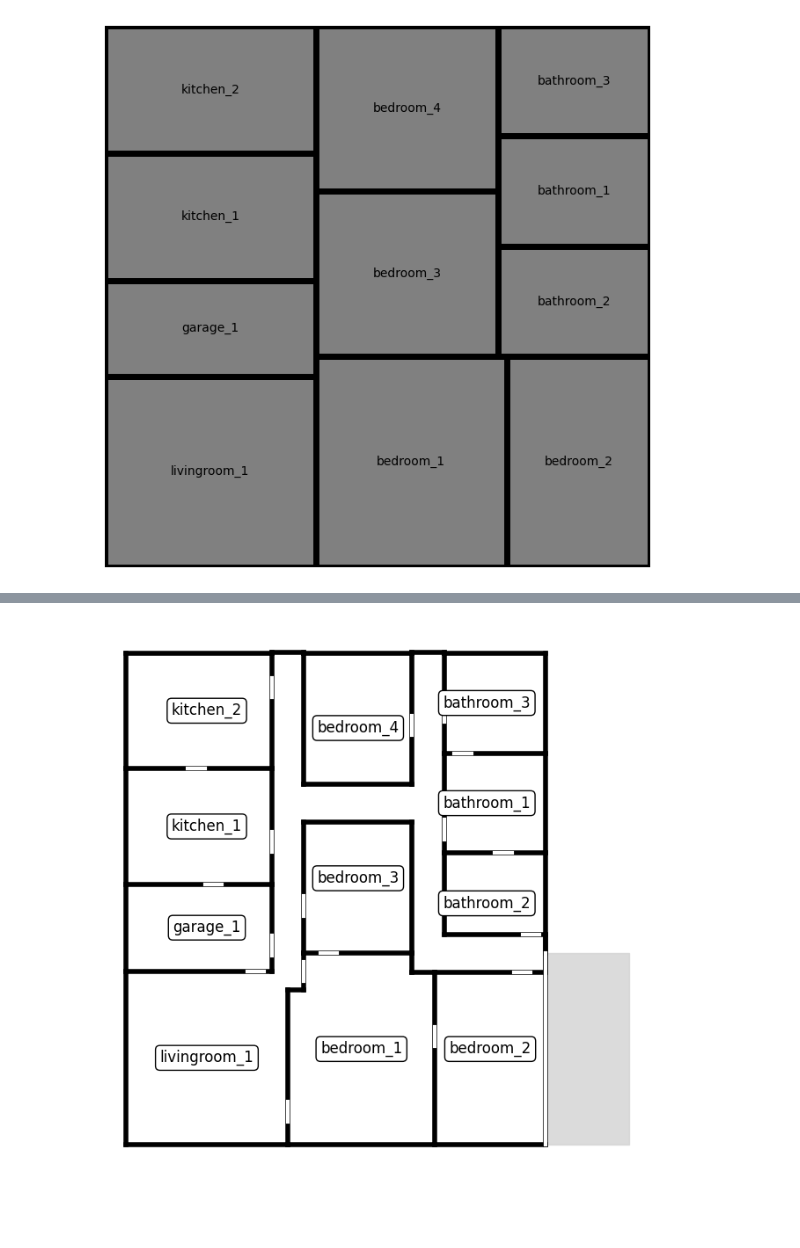
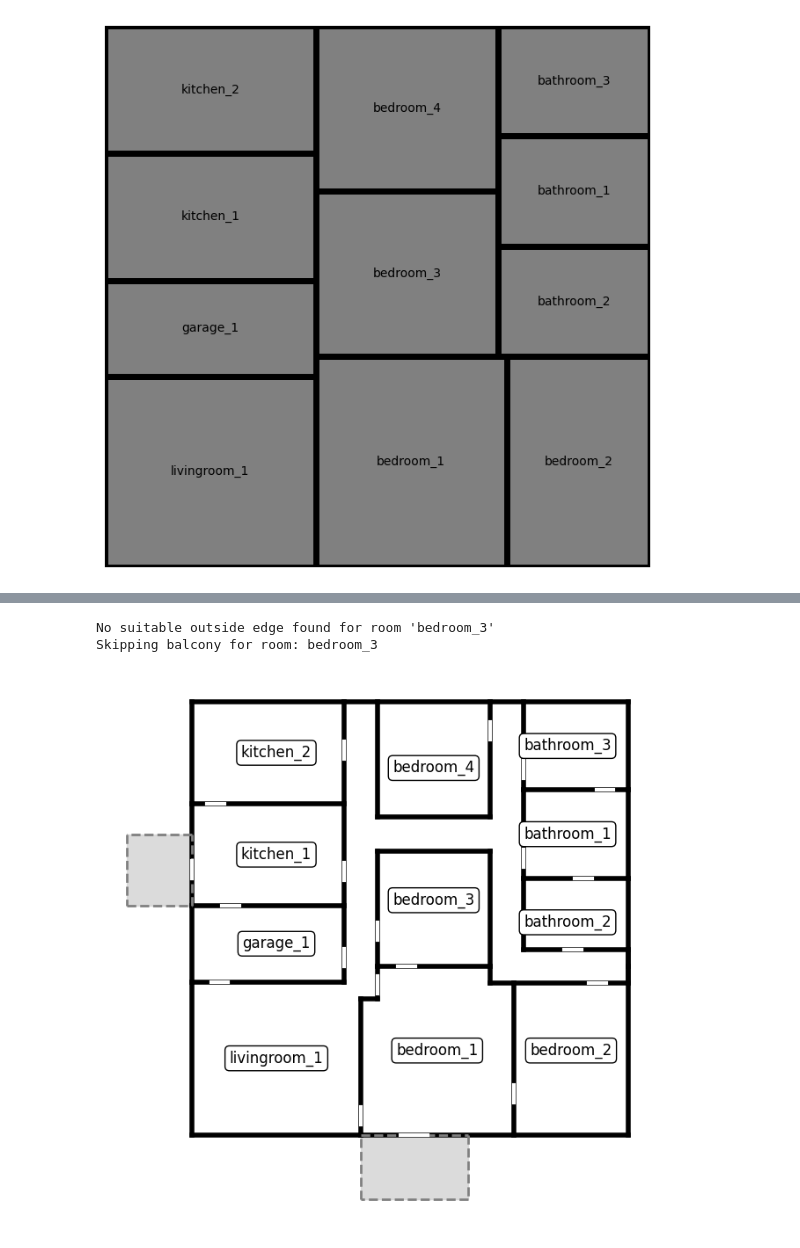
Before and after one commit to Haseeb98-Git/VoiceArchi-FYP, a Jupyter notebook: backend/drawing_system_test.ipynb, the cells around one changed output, grey strips where cells are left out. Cells and saved outputs as stored; diff of their text form; code cells hidden in the pictures; blank space fills up the shorter version.

Commit message:
balcony add and skip (if no external edge found for the room) code added, attach_bath code added. Both attach bath and balconies are picked from user_constraints[floorplan_relationships]

```diff
--- a/backend/drawing_system_test.ipynb
+++ b/backend/drawing_system_test.ipynb
@@ -160,22 +180,23 @@ room_edges_with_corridor_connection
-# %%
-# Corrected code (only call once with all required arguments)
-room_to_add_balcony = "bedroom_2"
-balconies, new_door = ds.add_balcony_to_room(
-    room_to_add_balcony,
-    room_edges_with_corridor_connection,
-    label_positions=label_positions,
-    balcony_depth=20
-)
-
-# Merge new door
-door_edges.update(new_door)
-
-# Plot everything
-ds.plot_graph_edges_with_doors(
-    edges_dict=room_edges_with_corridor_connection,
-    door_edges=door_edges,
-    label_positions=label_positions,
-    balconies=balconies
-)
-# %% [output]
-[figure, removed]
+# %%
+all_balconies = {}
+
+# Go through all rooms that require balconies
+for room_to_add_balcony in user_constraints["floorplan_relationships"]["hasBalcony"]:
+    balconies, new_door = ds.add_balcony_to_room(
+        room_to_add_balcony,
+        room_edges_with_corridor_connection,
+        label_positions=label_positions,
+        balcony_depth=15
+    )
+
+    # Skip if no balcony was created (e.g., edge not found or room center missing)
+    if not balconies or not new_door:
+        print(f"Skipping balcony for room: {room_to_add_balcony}")
+        continue
+
+    all_balconies.update(balconies)
+    door_edges.update(new_door)
+# %% [output]
+No suitable outside edge found for room 'bedroom_3'
+Skipping balcony for room: bedroom_3
+[figure, added]
```
Also changed, not shown: parts of 3 cells of this notebook, 3 other files.
